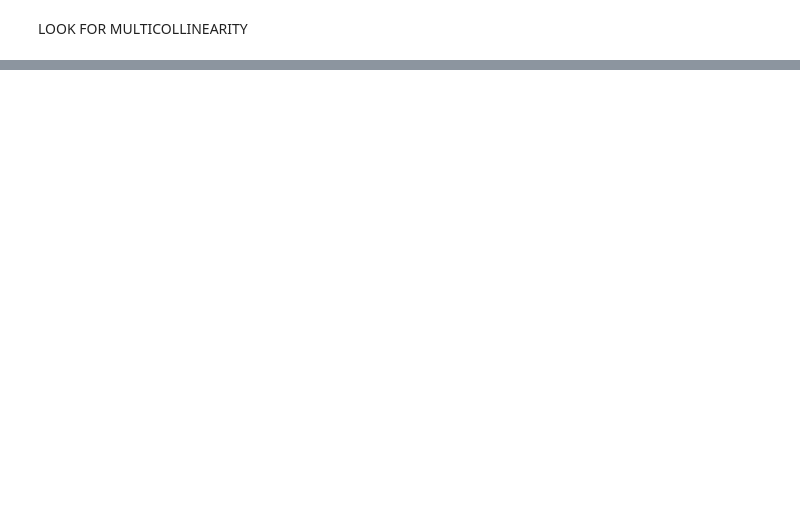
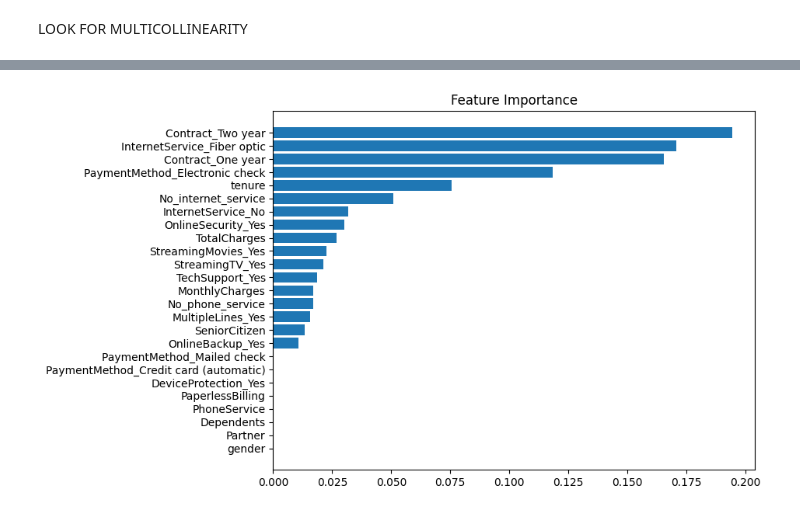
Before and after one commit to SmruthiChandrashekar/mlops_telco_churn, a Jupyter notebook: notebooks/EDA.ipynb, the cells around one changed output, grey strips where cells are left out. Drawn from its saved outputs; the diff is of its cells as text; code cells hidden in the pictures; blank space fills up the shorter version.

```diff
--- a/notebooks/EDA.ipynb
+++ b/notebooks/EDA.ipynb
@@ -287,0 +421,28 @@ print(vif_data)
+# %%
+from lightgbm import LGBMClassifier
+from sklearn.metrics import classification_report
+import time
+
+lgbm = LGBMClassifier(
+    n_estimators=500,
+    learning_rate=0.05,
+    class_weight='balanced',
+    random_state=42,
+    n_jobs=-1
+)
+
+# Training timer
+start_train = time.time()
+lgbm.fit(X_train, y_train)
+train_time = time.time() - start_train
+print(f"⏱ Training time: {train_time:.2f} seconds")
+
+# Prediction timer
+start_pred = time.time()
+proba = lgbm.predict_proba(X_test)[:, 1]
+y_pred = (proba >= THRESHOLD).astype(int)
+pred_time = time.time() - start_pred
+print(f"⏱ Prediction time: {pred_time:.4f} seconds")
+
+# Classification report
+print(classification_report(y_test, y_pred, digits=3))
@@ -287,0 +621,3 @@ print(vif_data)
+# %%
+best_model = XGBClassifier(**study.best_params)
+best_model.fit(X_train, y_train)
@@ -287,0 +637,3 @@ print(vif_data)
+# %%
+best_model = XGBClassifier(**study.best_params)
+best_model.fit(X_train, y_train)
@@ -287,0 +653,13 @@ print(vif_data)
+# %%
+import matplotlib.pyplot as plt
+
+importances = best_model.feature_importances_
+indices = importances.argsort()
+
+plt.figure(figsize=(8,6))
+plt.barh(range(len(indices)), importances[indices])
+plt.yticks(range(len(indices)), X.columns[indices])
+plt.title("Feature Importance")
+plt.show()
+# %% [output]
+[figure, added]
```
Also changed, not shown: parts of 28 cells of this notebook, 16 other files.
